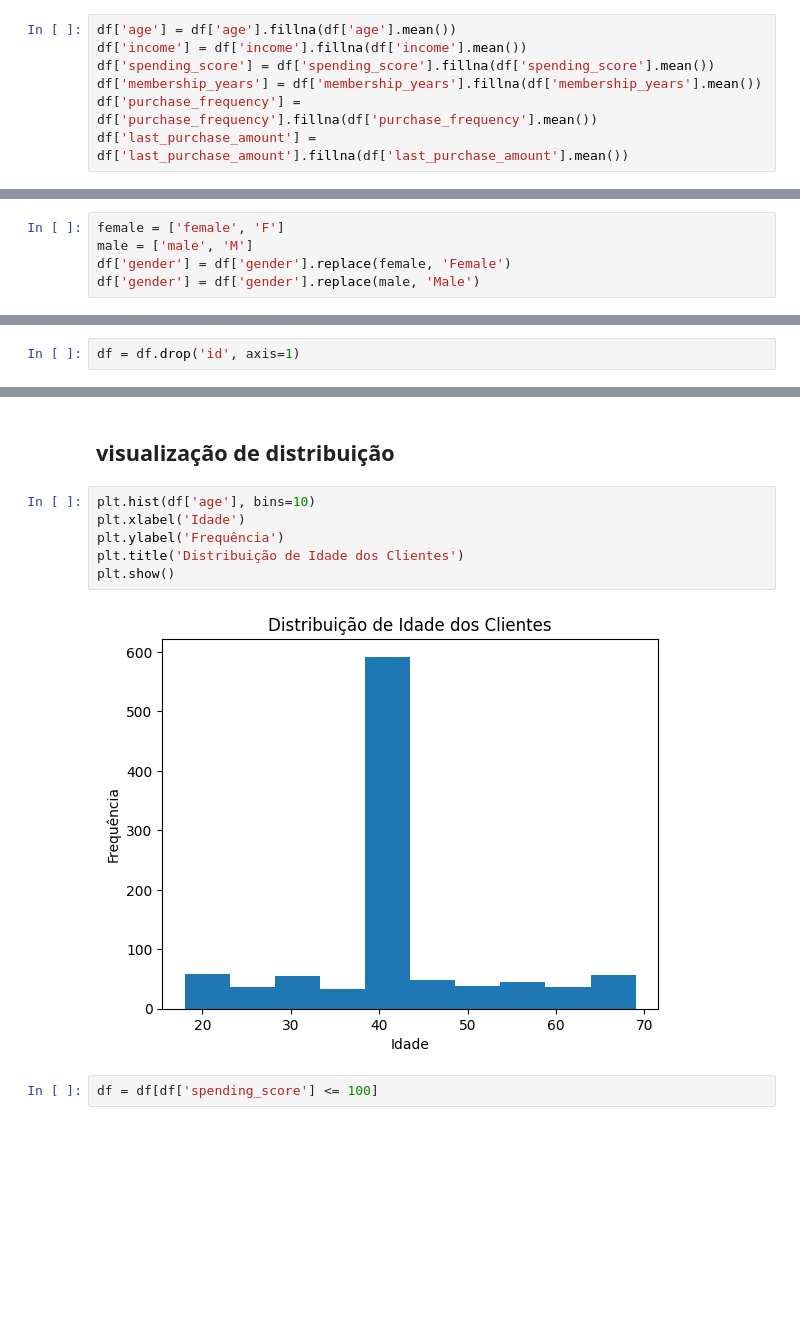
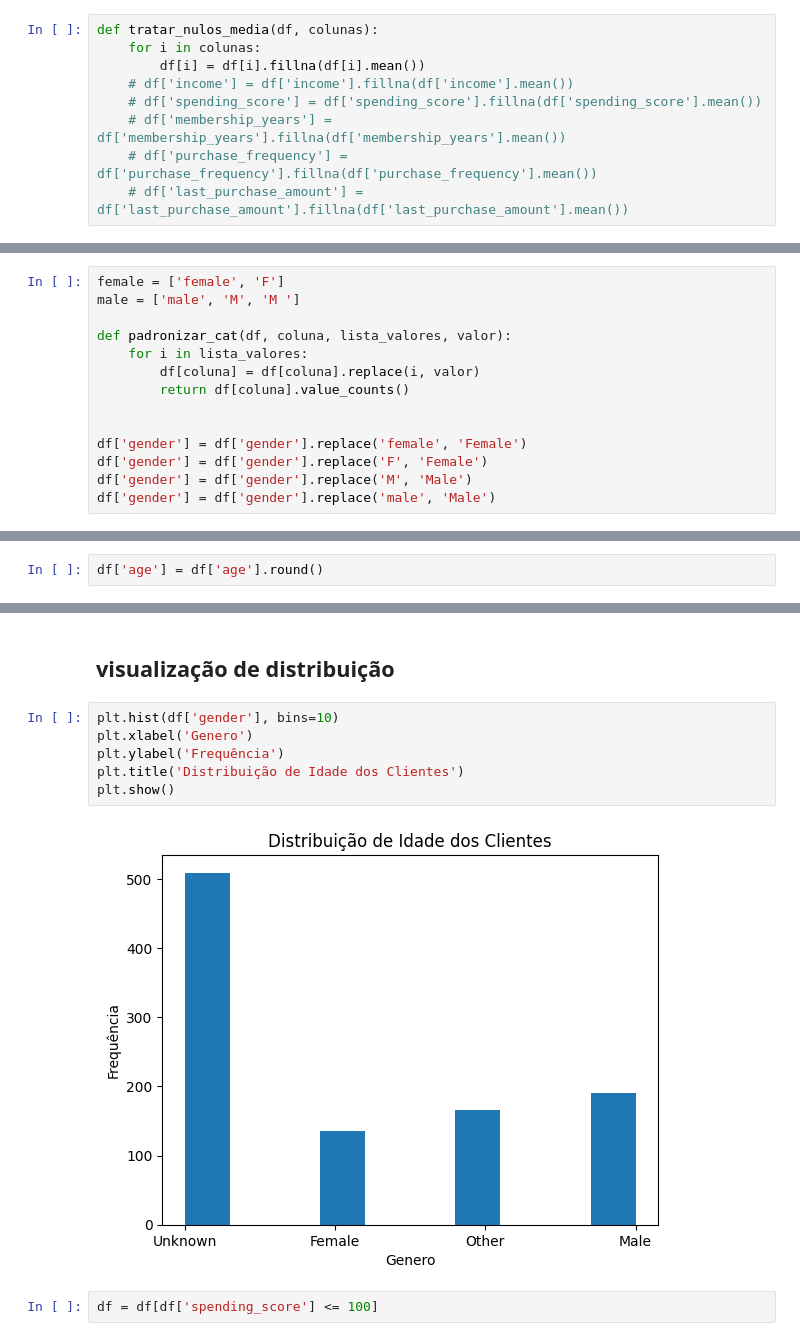
Before and after one commit to JulioRena/marketing_analysis_segmentation, a Jupyter notebook: marketing_analysis.ipynb, the cells around one changed output, grey strips where cells are left out. Saved outputs shown, nothing was run; the diff lists cells and outputs as text; blank space fills up the shorter version.

```diff
--- a/marketing_analysis.ipynb
+++ b/marketing_analysis.ipynb
@@ -86,9 +99,11 @@ df.describe()
 # %% [markdown]
 ##Tratamento valores nulos
 # %%
-df['age'] = df['age'].fillna(df['age'].mean())
-df['income'] = df['income'].fillna(df['income'].mean())
-df['spending_score'] = df['spending_score'].fillna(df['spending_score'].mean())
-df['membership_years'] = df['membership_years'].fillna(df['membership_years'].mean())
-df['purchase_frequency'] = df['purchase_frequency'].fillna(df['purchase_frequency'].mean())
-df['last_purchase_amount'] = df['last_purchase_amount'].fillna(df['last_purchase_amount'].mean())
+def tratar_nulos_media(df, colunas):
+    for i in colunas:
+        df[i] = df[i].fillna(df[i].mean())
+    # df['income'] = df['income'].fillna(df['income'].mean())
+    # df['spending_score'] = df['spending_score'].fillna(df['spending_score'].mean())
+    # df['membership_years'] = df['membership_years'].fillna(df['membership_years'].mean())
+    # df['purchase_frequency'] = df['purchase_frequency'].fillna(df['purchase_frequency'].mean())
+    # df['last_purchase_amount'] = df['last_purchase_amount'].fillna(df['last_purchase_amount'].mean())
@@ -128,5 +145,14 @@ Name: count, dtype: int64
 # %%
 female = ['female', 'F']
-male = ['male', 'M']
-df['gender'] = df['gender'].replace(female, 'Female')
-df['gender'] = df['gender'].replace(male, 'Male')
+male = ['male', 'M', 'M ']
+
+def padronizar_cat(df, coluna, lista_valores, valor):
+    for i in lista_valores:
+        df[coluna] = df[coluna].replace(i, valor)
+        return df[coluna].value_counts()
+
+
+df['gender'] = df['gender'].replace('female', 'Female')
+df['gender'] = df['gender'].replace('F', 'Female')
+df['gender'] = df['gender'].replace('M', 'Male')
+df['gender'] = df['gender'].replace('male', 'Male')
@@ -193,6 +227,8 @@ dtypes: float64(6), object(3)
 memory usage: 70.4+ KB
 # %% [markdown]
 ## Transformando tipo das variáveis
+# %%
+df['age'] = df['age'].round()
 # %%
 df['age'] = df['age'].astype(int)
 df['income'] = df['income'].astype(int)
@@ -205,5 +241,3 @@ df.head()
 | 2 | 3.0 | 43 | Female | 98201 | 52.494624 | 2.000000 | 28.000000 | ... |
 | 3 | nan | 43 | Other | 98201 | 74.000000 | 5.528926 | 5.000000 | ... |
 | 4 | 5.0 | 43 | Unknown | 140621 | 210.000000 | 5.528926 | 25.000000 | ... |
-# %%
-df = df.drop('id', axis=1)
@@ -237,13 +244,13 @@ memory usage: 62.6+ KB
 # %% [markdown]
 ## visualização de distribuição
 # %%
-plt.hist(df['age'], bins=10)
-plt.xlabel('Idade')
+plt.hist(df['gender'], bins=10)
+plt.xlabel('Genero')
 plt.ylabel('Frequência')
 plt.title('Distribuição de Idade dos Clientes')
 plt.show()
 # %% [output]
-[figure, old version]
+[figure, new version]
 # %%
 df = df[df['spending_score'] <= 100]
 # %%
```
Also changed, not shown: parts of 47 cells of this notebook, 9 other files.
